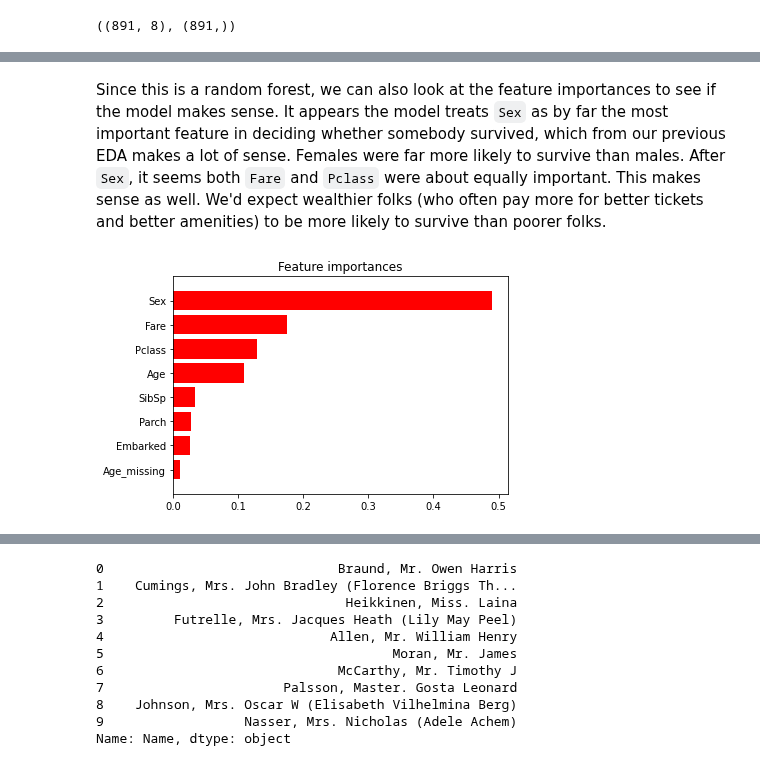
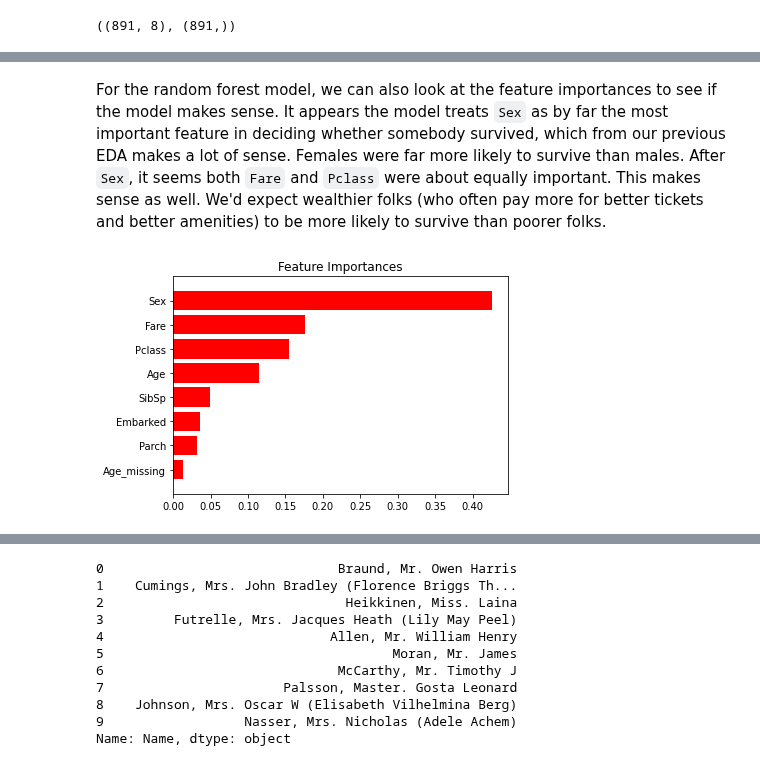
Before and after one commit to rkingery/ml_tutorials, a Jupyter notebook: notebooks/data_cleaning.ipynb, the cells around one changed output, grey strips where cells are left out. Saved outputs shown, nothing was run; the diff lists cells and outputs as text; code cells hidden in the pictures.

```diff
--- a/notebooks/data_cleaning.ipynb
+++ b/notebooks/data_cleaning.ipynb
@@ -208,4 +207,9 @@ X.shape, y.shape
 # %% [output]
 ((891, 8), (891,))
 # %%
-X_train, X_test, y_train, y_test = train_test_split(X, y, test_size=0.2)
+idx_train, idx_test = train_test_split(range(len(y)), test_size=0.2, random_state=seed)
+# %%
+X_train = X[idx_train]
+y_train = y[idx_train]
+X_test = X[idx_test]
+y_test = y[idx_test]
@@ -212,8 +222,8 @@ X_train, X_test, y_train, y_test = train_test_split(X, y, test_size=0.2)
 # %%
-model = RandomForestClassifier(n_estimators=30, min_samples_leaf=10, random_state=5, n_jobs=-1)
-model.fit(X_train, y_train)
+rf_model_baseline = RandomForestClassifier(n_estimators=30, min_samples_leaf=10, n_jobs=-1, random_state=seed)
+rf_model_baseline.fit(X_train, y_train)
 
-yhat = model.predict(X_test)
+yhat = rf_model_baseline.predict(X_test)
 get_scores(y_test, yhat)
 # %% [output]
 accuracy:  0.8547
@@ -227,23 +252,23 @@ confusion matrix:
 # %% [markdown]
-Since this is a random forest, we can also look at the feature importances to see if the model makes sense. It appears the model treats `Sex` as by far the most important feature in deciding whether somebody survived, which from our previous EDA makes a lot of sense. Females were far more likely to survive than males. After `Sex`, it seems both `Fare` and `Pclass` were about equally important. This makes sense as well. We'd expect wealthier folks (who often pay more for better tickets and better amenities) to be more likely to survive than poorer folks.
+For the random forest model, we can also look at the feature importances to see if the model makes sense. It appears the model treats `Sex` as by far the most important feature in deciding whether somebody survived, which from our previous EDA makes a lot of sense. Females were far more likely to survive than males. After `Sex`, it seems both `Fare` and `Pclass` were about equally important. This makes sense as well. We'd expect wealthier folks (who often pay more for better tickets and better amenities) to be more likely to survive than poorer folks.
 # %%
 def plot_feature_importances(model, columns):
     top_importances = -np.sort(-model.feature_importances_)
     top_importances = np.sort(top_importances)
     top_features = np.argsort(-model.feature_importances_)
     top_columns = [columns[i] for i in top_features]
     top_columns = list(reversed(top_columns))
 
     plt.figure()
-    plt.title('Feature importances')
+    plt.title('Feature Importances')
     plt.barh(range(len(top_columns)), top_importances,
              color='r', align='center')
     plt.yticks(range(len(top_columns)), top_columns)
     plt.ylim([-1, len(top_columns)])
     plt.show()
 
 columns = df_baseline.drop(columns=['Survived']).columns
-plot_feature_importances(model, columns)
+plot_feature_importances(rf_model_baseline, columns)
 # %% [output]
-[figure, old version]
+[figure, new version]
 # %% [markdown]
```
Also changed, not shown: parts of 36 cells of this notebook.
